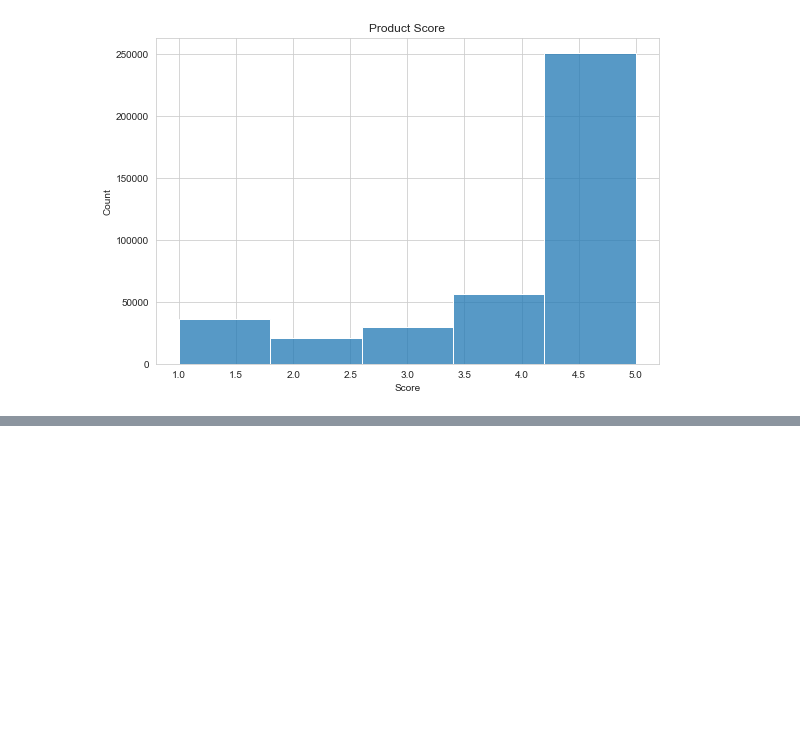
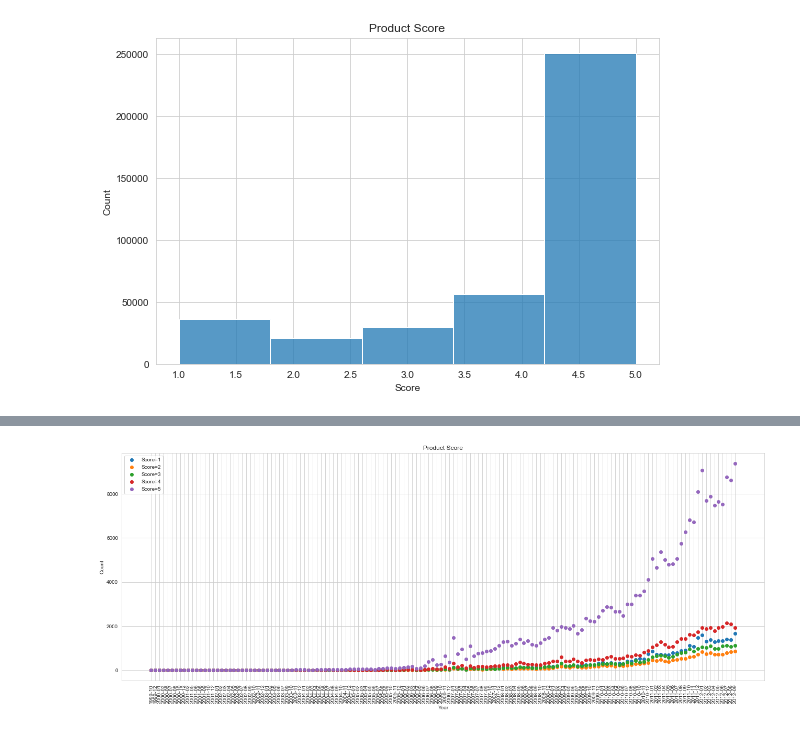
Before and after one commit to shivani-nandani/sentiment-analysis, a Jupyter notebook: codes/data_analysis.ipynb, the cells around one changed output, grey strips where cells are left out. Drawn from its saved outputs; the diff is of its cells as text; code cells hidden in the pictures; blank space fills up the shorter version.

```diff
--- a/codes/data_analysis.ipynb
+++ b/codes/data_analysis.ipynb
@@ -43,0 +49,3 @@ plt.show()
+# %%
+df['Time'] = pd.to_datetime(df['Time'], unit='s')
+df
@@ -43,0 +66,3 @@ plt.show()
+# %%
+sections = np.sort(df['Time'].dt.strftime('%Y-%m').unique())
+sections
@@ -43,0 +87,17 @@ plt.show()
+# %%
+def countTimeReviews (score, i):
+    t1 = df[df['Score']==score]['Time'].dt.strftime('%Y-%m') < sections[i+1]
+    t2 = df[df['Score']==score]['Time'].dt.strftime('%Y-%m') > sections[i]
+    time_df = t1 & t2
+    return time_df.sum()
+# %%
+year_count = np.zeros((len(sections)-1)*5).reshape(5,(len(sections)-1))
+
+for i in range(len(sections)-1):
+    year_count[0][i] += countTimeReviews(1,i)
+    year_count[1][i] += countTimeReviews(2,i)
+    year_count[2][i] += countTimeReviews(3,i)
+    year_count[3][i] += countTimeReviews(4,i)
+    year_count[4][i] += countTimeReviews(5,i)
+
+pd.DataFrame(year_count)
@@ -43,0 +112,13 @@ plt.show()
+# %%
+plt.figure(figsize=(22,8))
+for i in range(5):
+    # plt.scatter(time_intervals, year_count[i], label='Score='+str(i+1))
+    plt.scatter(sections[:len(sections)-1], year_count[i], label='Score='+str(i+1))
+plt.title('Product Score')
+plt.legend()
+plt.xticks(rotation=90)
+plt.xlabel('Year')
+plt.ylabel('Count')
+plt.show()
+# %% [output]
+[figure, added]
```
Also changed, not shown: parts of 8 cells of this notebook, 2 other files.
